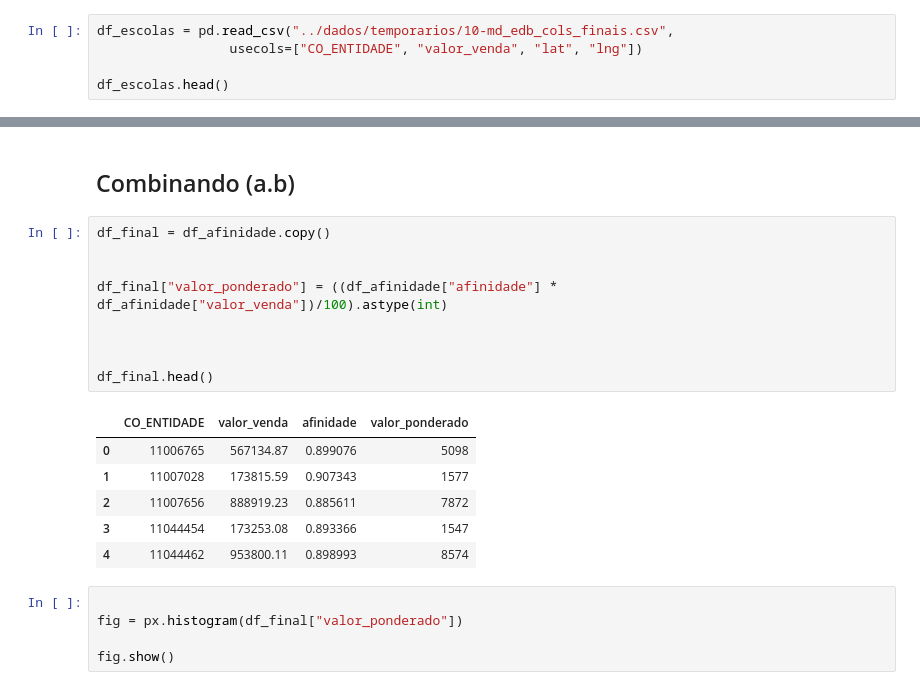
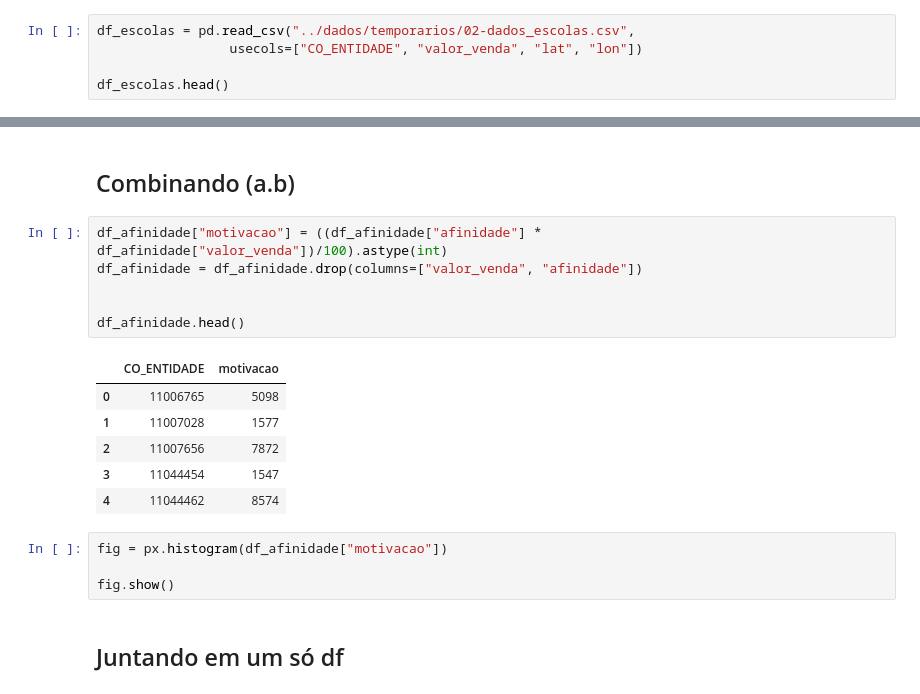
Before and after one commit to gabeguidoni/desafio-poliedro-clusterizacao, a Jupyter notebook: notebooks/30-dados_otimizador.ipynb, the cells around one changed output, grey strips where cells are left out. Cells and saved outputs as stored; diff of their text form.

```diff
--- a/notebooks/30-dados_otimizador.ipynb
+++ b/notebooks/30-dados_otimizador.ipynb
@@ -11,8 +11,8 @@ import plotly.express as px
 import warnings
 warnings.filterwarnings('ignore')
 # %%
-df_escolas = pd.read_csv("../dados/temporarios/10-md_edb_cols_finais.csv",
-                 usecols=["CO_ENTIDADE", "valor_venda", "lat", "lng"])
+df_escolas = pd.read_csv("../dados/temporarios/02-dados_escolas.csv",
+                 usecols=["CO_ENTIDADE", "valor_venda", "lat", "lon"])
 
 df_escolas.head()
 # %% [output]
@@ -82,23 +82,21 @@ fig.show()
 # %% [markdown]
 ## Combinando (a.b)
 # %%
-df_final = df_afinidade.copy()
+df_afinidade["motivacao"] = ((df_afinidade["afinidade"] * df_afinidade["valor_venda"])/100).astype(int)
+df_afinidade = df_afinidade.drop(columns=["valor_venda", "afinidade"])
 
 
-df_final["valor_ponderado"] = ((df_afinidade["afinidade"] * df_afinidade["valor_venda"])/100).astype(int)
-
-
-
-df_final.head()
+df_afinidade.head()
 # %% [output]
-|  | CO_ENTIDADE | valor_venda | afinidade | valor_ponderado |
-| 0 | 11006765 | 567134.87 | 0.899076 | 5098 |
-| 1 | 11007028 | 173815.59 | 0.907343 | 1577 |
-| 2 | 11007656 | 888919.23 | 0.885611 | 7872 |
-| 3 | 11044454 | 173253.08 | 0.893366 | 1547 |
-| 4 | 11044462 | 953800.11 | 0.898993 | 8574 |
+|  | CO_ENTIDADE | motivacao |
+| 0 | 11006765 | 5098 |
+| 1 | 11007028 | 1577 |
+| 2 | 11007656 | 7872 |
+| 3 | 11044454 | 1547 |
+| 4 | 11044462 | 8574 |
 # %%
-
-fig = px.histogram(df_final["valor_ponderado"])
+fig = px.histogram(df_afinidade["motivacao"])
 
 fig.show()
+# %% [markdown]
+## Juntando em um só df
```
Also changed, not shown: parts of 5 cells of this notebook, 5 other files.
